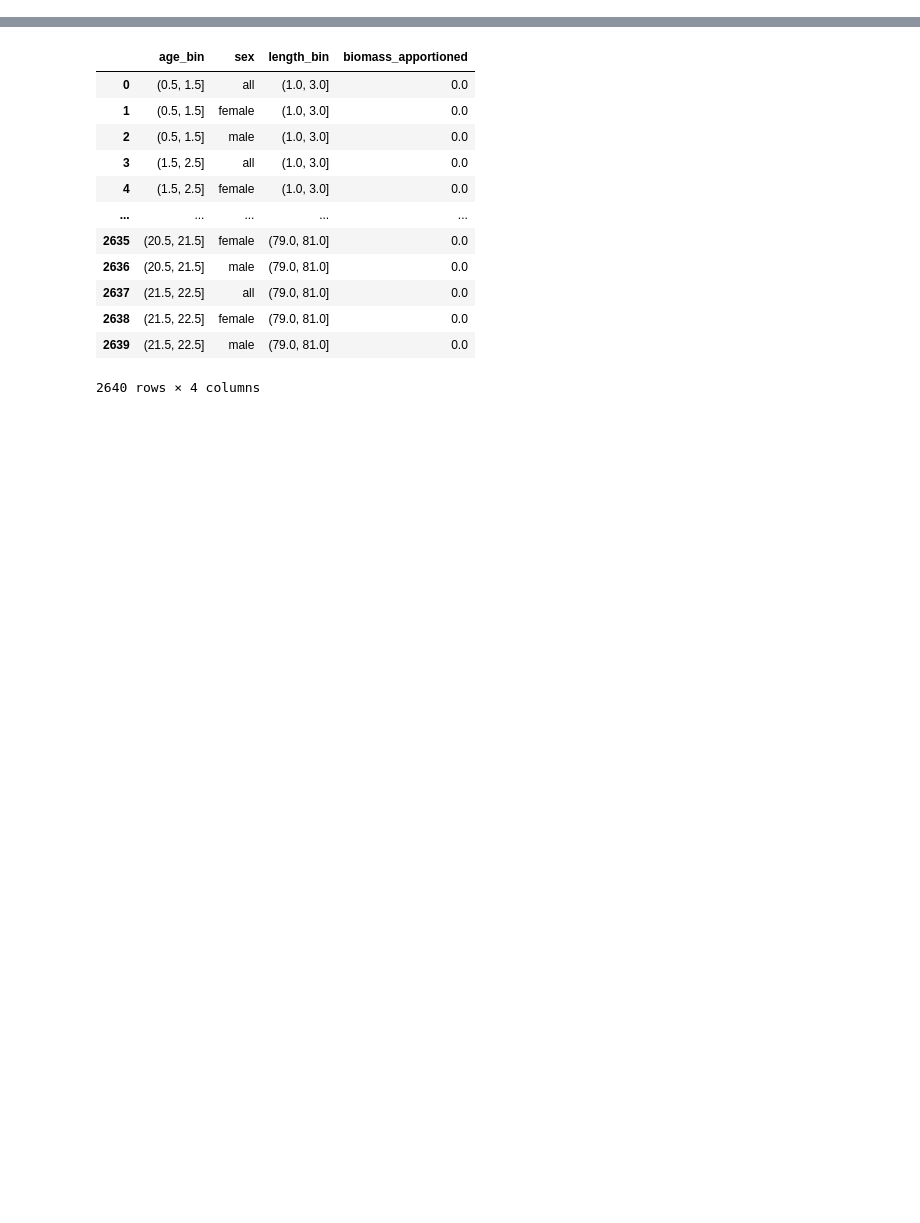
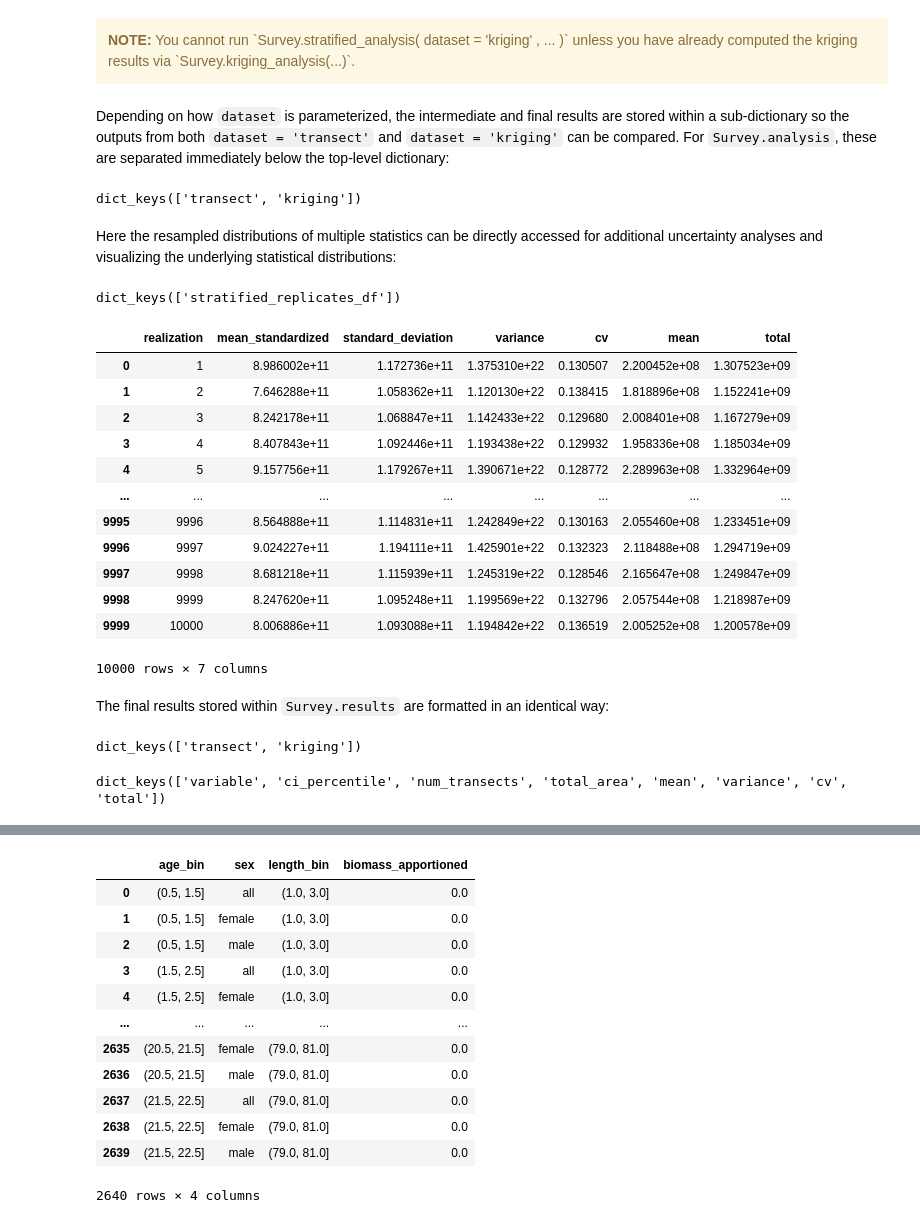
Before and after one commit to OSOceanAcoustics/echopop, a Jupyter notebook: project_docs/example.ipynb, the cells around one changed output, grey strips where cells are left out. Cells and saved outputs as stored; diff of their text form; code cells hidden in the pictures; blank space fills up the shorter version.

```diff
--- a/project_docs/example.ipynb
+++ b/project_docs/example.ipynb
@@ -83,0 +259,42 @@ Can directly extract the mesh/spatially distributed results.
+# %% [markdown]
+<div class="alert alert-block alert-warning">
+<b>NOTE:</b> You cannot run `Survey.stratified_analysis( dataset = 'kriging' , ... )` unless you have already computed the kriging results via `Survey.kriging_analysis(...)`.
+</div>
+# %% [markdown]
+Depending on how `dataset` is parameterized, the intermediate and final results are stored within a sub-dictionary so the outputs from both `dataset = 'transect'` and `dataset = 'kriging'` can be compared. For `Survey.analysis`, these are separated immediately below the top-level dictionary:
+# %%
+survey.analysis[ 'stratified' ].keys( )
+# %% [output]
+dict_keys(['transect', 'kriging'])
+# %% [markdown]
+Here the resampled distributions of multiple statistics can be directly accessed for additional uncertainty analyses and visualizing the underlying statistical distributions:
+# %%
+survey.analysis[ 'stratified' ][ 'transect' ].keys()
+# %% [output]
+dict_keys(['stratified_replicates_df'])
+# %%
+survey.analysis[ 'stratified' ][ 'transect' ][ 'stratified_replicates_df' ]
+# %% [output]
+|  | realization | mean_standardized | standard_deviation | variance | cv | mean | total |
+| 0 | 1 | 8.986002e+11 | 1.172736e+11 | 1.375310e+22 | 0.130507 | 2.200452e+08 | 1.307523e+09 |
+| 1 | 2 | 7.646288e+11 | 1.058362e+11 | 1.120130e+22 | 0.138415 | 1.818896e+08 | 1.152241e+09 |
+| 2 | 3 | 8.242178e+11 | 1.068847e+11 | 1.142433e+22 | 0.129680 | 2.008401e+08 | 1.167279e+09 |
+| 3 | 4 | 8.407843e+11 | 1.092446e+11 | 1.193438e+22 | 0.129932 | 1.958336e+08 | 1.185034e+09 |
+| 4 | 5 | 9.157756e+11 | 1.179267e+11 | 1.390671e+22 | 0.128772 | 2.289963e+08 | 1.332964e+09 |
+| ... | ... | ... | ... | ... | ... | ... | ... |
+| 9995 | 9996 | 8.564888e+11 | 1.114831e+11 | 1.242849e+22 | 0.130163 | 2.055460e+08 | 1.233451e+09 |
+| 9996 | 9997 | 9.024227e+11 | 1.194111e+11 | 1.425901e+22 | 0.132323 | 2.118488e+08 | 1.294719e+09 |
+| 9997 | 9998 | 8.681218e+11 | 1.115939e+11 | 1.245319e+22 | 0.128546 | 2.165647e+08 | 1.249847e+09 |
+| 9998 | 9999 | 8.247620e+11 | 1.095248e+11 | 1.199569e+22 | 0.132796 | 2.057544e+08 | 1.218987e+09 |
+| 9999 | 10000 | 8.006886e+11 | 1.093088e+11 | 1.194842e+22 | 0.136519 | 2.005252e+08 | 1.200578e+09 |
+10000 rows × 7 columns
+# %% [markdown]
+The final results stored within `Survey.results` are formatted in an identical way:
+# %%
+survey.results[ 'stratified' ].keys( )
+# %% [output]
+dict_keys(['transect', 'kriging'])
+# %%
+survey.results[ 'stratified' ][ 'transect' ].keys()
+# %% [output]
+dict_keys(['variable', 'ci_percentile', 'num_transects', 'total_area', 'mean', 'variance', 'cv', 'total'])
```
Also changed, not shown: parts of 60 cells of this notebook, 35 other files.
